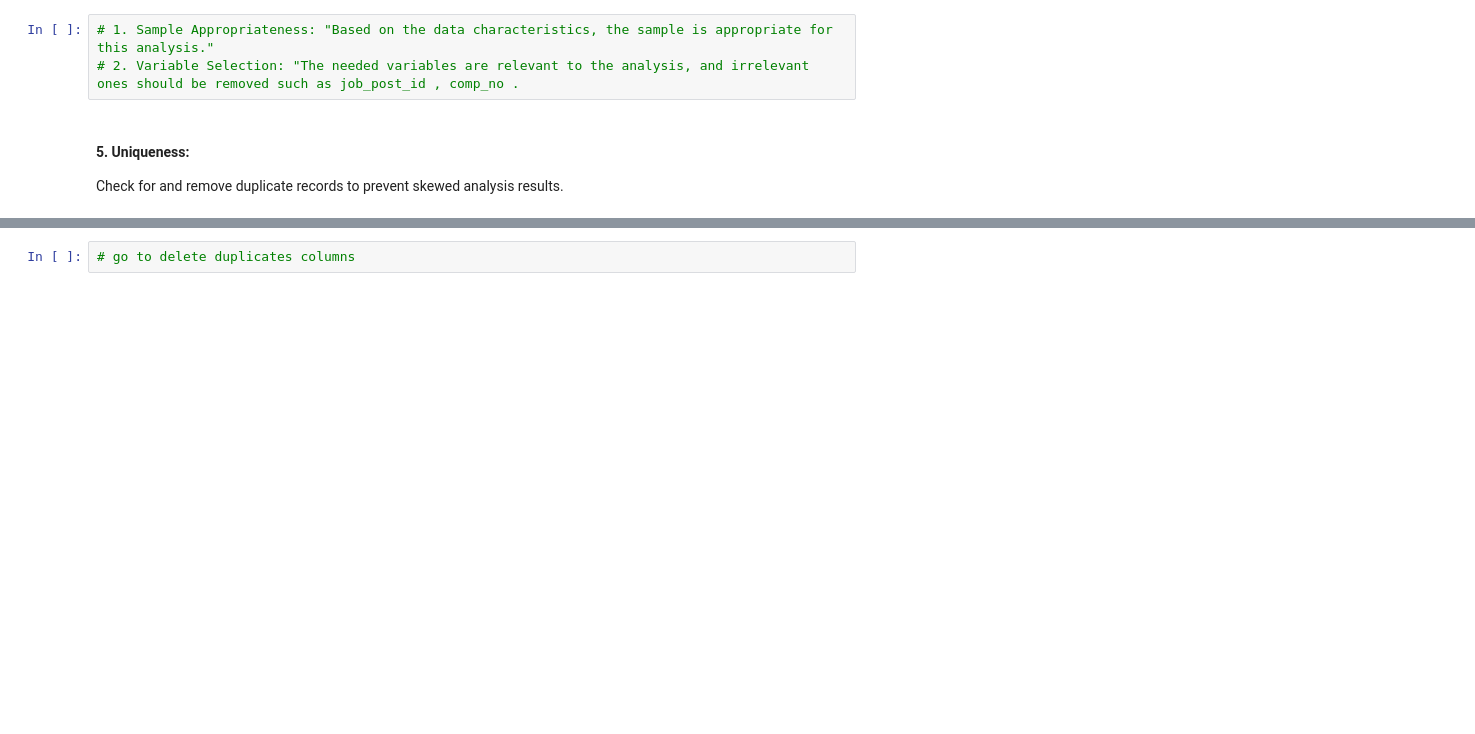
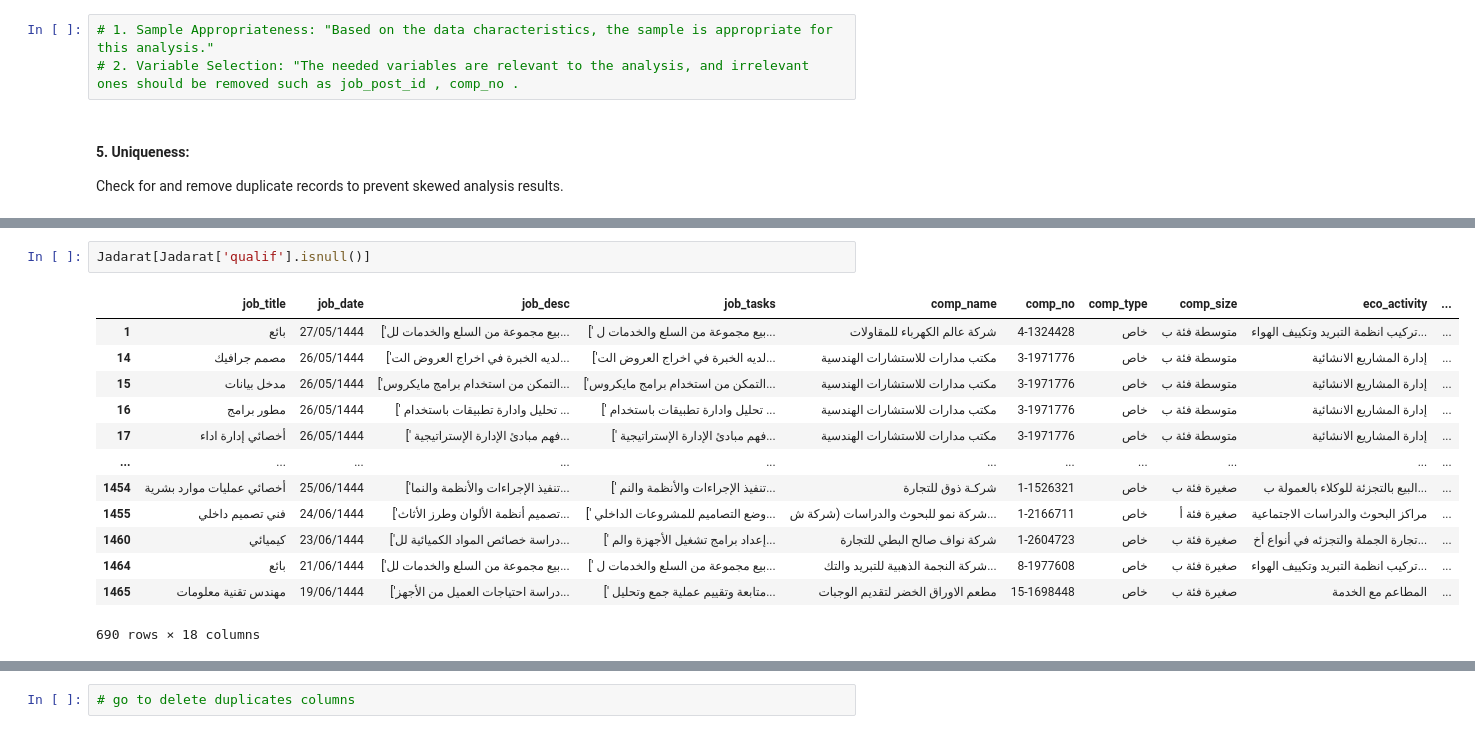
Before and after one commit to Tuwaiq-DS-ML-bootcamp-V-9/Usecase-5, a Jupyter notebook: EDA explain template.ipynb, the cells around one changed output, grey strips where cells are left out. Drawn from its saved outputs; the diff is of its cells as text; blank space fills up the shorter version.

```diff
--- a/EDA explain template.ipynb
+++ b/EDA explain template.ipynb
@@ -351,0 +396,16 @@ Check for and remove duplicate records to prevent skewed analysis results.
+# %%
+Jadarat[Jadarat['qualif'].isnull()]
+# %% [output]
+|  | job_title | job_date | job_desc | job_tasks | comp_name | comp_no | comp_type | comp_size | eco_activity | ... |
+| 1 | بائع | 27/05/1444 | ['بيع مجموعة من السلع والخدمات لل... | [' بيع مجموعة من السلع والخدمات ل... | شركة عالم الكهرباء للمقاولات | 4-1324428 | خاص | متوسطة فئة ب | تركيب انظمة التبريد وتكييف الهواء... | ... |
+| 14 | مصمم جرافيك | 26/05/1444 | ['لديه الخبرة في اخراج العروض الت... | ['لديه الخبرة في اخراج العروض الت... | مكتب مدارات للاستشارات الهندسية | 3-1971776 | خاص | متوسطة فئة ب | إدارة المشاريع الانشائية | ... |
+| 15 | مدخل بيانات | 26/05/1444 | ['التمكن من استخدام برامج مايكروس... | ['التمكن من استخدام برامج مايكروس... | مكتب مدارات للاستشارات الهندسية | 3-1971776 | خاص | متوسطة فئة ب | إدارة المشاريع الانشائية | ... |
+| 16 | مطور برامج | 26/05/1444 | [' تحليل وادارة تطبيقات باستخدام ... | [' تحليل وادارة تطبيقات باستخدام ... | مكتب مدارات للاستشارات الهندسية | 3-1971776 | خاص | متوسطة فئة ب | إدارة المشاريع الانشائية | ... |
+| 17 | أخصائي إدارة اداء | 26/05/1444 | [' فهم مبادئ الإدارة الإستراتيجية... | [' فهم مبادئ الإدارة الإستراتيجية... | مكتب مدارات للاستشارات الهندسية | 3-1971776 | خاص | متوسطة فئة ب | إدارة المشاريع الانشائية | ... |
+| ... | ... | ... | ... | ... | ... | ... | ... | ... | ... | ... |
+| 1454 | أخصائي عمليات موارد بشرية | 25/06/1444 | ['تنفيذ الإجراءات والأنظمة والنما... | [' تنفيذ الإجراءات والأنظمة والنم... | شركـة ذوق للتجارة | 1-1526321 | خاص | صغيرة فئة ب | البيع بالتجزئة للوكلاء بالعمولة ب... | ... |
+| 1455 | فني تصميم داخلي | 24/06/1444 | ['تصميم أنظمة الألوان وطرز الأثاث... | [' وضع التصاميم للمشروعات الداخلي... | شركة نمو للبحوث والدراسات (شركة ش... | 1-2166711 | خاص | صغيرة فئة أ | مراكز البحوث والدراسات الاجتماعية | ... |
+| 1460 | كيميائي | 23/06/1444 | ['دراسة خصائص المواد الكميائية لل... | [' إعداد برامج تشغيل الأجهزة والم... | شركة نواف صالح البطي للتجارة | 1-2604723 | خاص | صغيرة فئة ب | تجارة الجملة والتجزئه في أنواع أخ... | ... |
+| 1464 | بائع | 21/06/1444 | ['بيع مجموعة من السلع والخدمات لل... | [' بيع مجموعة من السلع والخدمات ل... | شركة النجمة الذهبية للتبريد والتك... | 8-1977608 | خاص | صغيرة فئة ب | تركيب انظمة التبريد وتكييف الهواء... | ... |
+| 1465 | مهندس تقنية معلومات | 19/06/1444 | ['دراسة احتياجات العميل من الأجهز... | [' متابعة وتقييم عملية جمع وتحليل... | مطعم الاوراق الخضر لتقديم الوجبات | 15-1698448 | خاص | صغيرة فئة ب | المطاعم مع الخدمة | ... |
+690 rows × 18 columns
```
Also changed, not shown: parts of 15 cells of this notebook.
